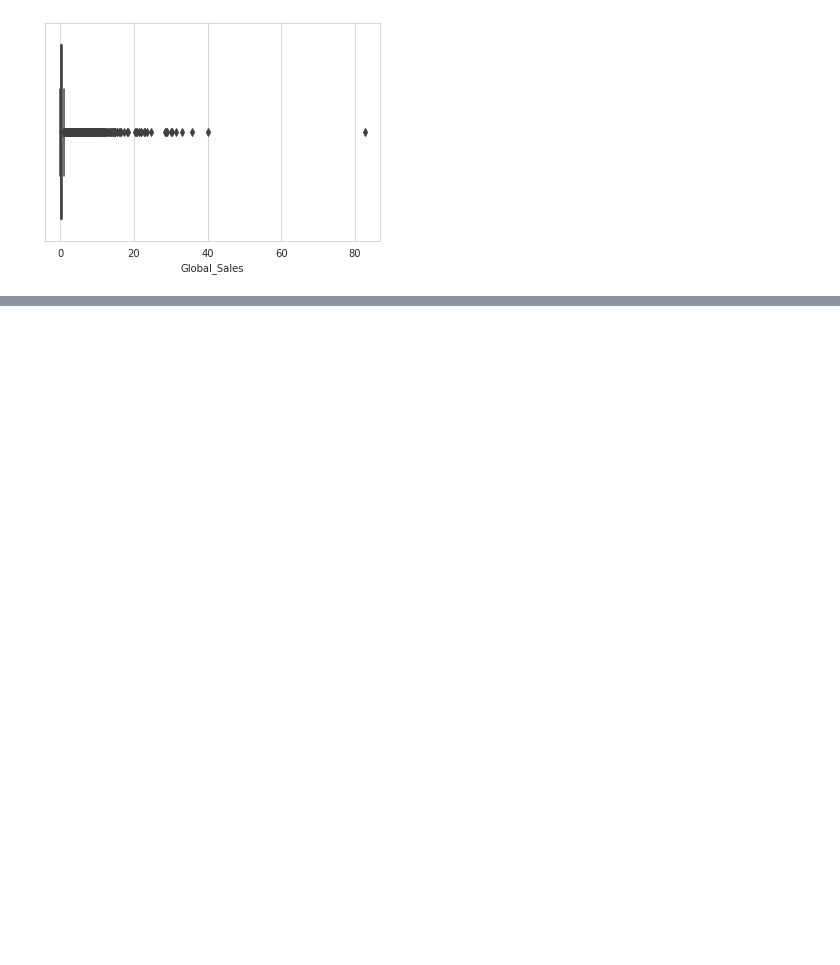
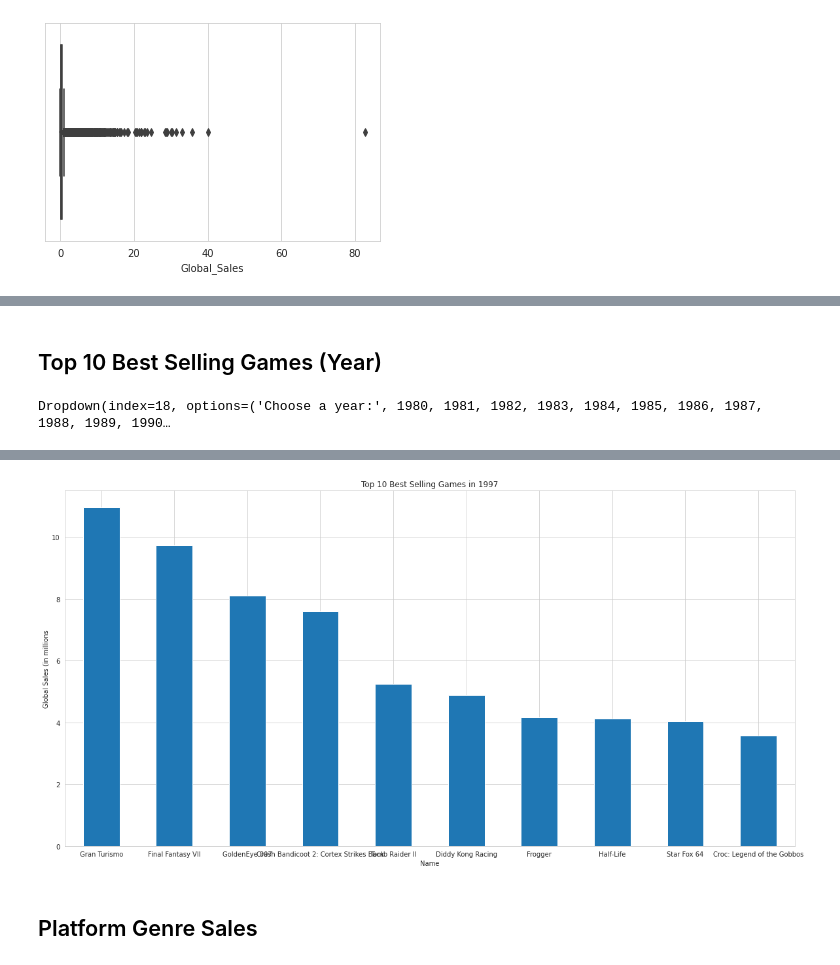
Before and after one commit to DanielPitfield/Python_Data_Science, a Jupyter notebook: Video_Games_Sales.ipynb, the cells around one changed output, grey strips where cells are left out. Drawn from its saved outputs; the diff is of its cells as text; code cells hidden in the pictures; blank space fills up the shorter version.

```diff
--- a/Video_Games_Sales.ipynb
+++ b/Video_Games_Sales.ipynb
@@ -65,0 +206,44 @@ Proportion of sales in geographic areas (e.g Nintendo games have larger proprtio
+# %% [markdown]
+## Top 10 Best Selling Games (Year)
+# %%
+Years = ["Choose a year:"]
+for x in range (1980, 2021): # Change to use minimum and maximum values of dataset not hardcoded values
+  Years.append(x)
+
+year_picker = widgets.Dropdown(
+    options = Years,
+    value = "Choose a year:",
+    disabled = False,
+)
+
+def on_change_year(change):
+    if change['type'] == 'change' and change['name'] == 'value':
+        val = change['new']
+
+        if val != 'Choose a year:':
+          num_rows = 0
+          clear_output(wait=True)
+          display(year_picker)
+
+          sales_filter_year = sales[sales['Year'] == val].nlargest(10, 'Global_Sales')
+          num_rows = sales_filter_year.shape[0] # Number of rows in filtered dataset
+
+          if num_rows > 0: # At least one row for that year
+            display(sales_filter_year)
+
+            bar_title = "Top 10 Best Selling Games in " + str(val)
+            x_width = num_rows * 2 # Chnage graph width based on number of rows (0-10 rows possible)
+
+            ax = sales_filter_year.plot(x='Name', y='Global_Sales', kind='bar', title = bar_title, legend=False, figsize=(x_width, 10))
+
+            ax.set_xlabel('Name')
+            ax.tick_params(axis='x', labelrotation=0) # Horizontal bar labels for x axis
+            ax.set_ylabel('Global Sales (in millions')
+            ax.plot()
+          else:
+            print("No games for that year")
+
+year_picker.observe(on_change_year)
+display(year_picker)
+# %% [output]
+Dropdown(index=18, options=('Choose a year:', 1980, 1981, 1982, 1983, 1984, 1985, 1986, 1987, 1988, 1989, 1990…
@@ -65,0 +261,3 @@ Proportion of sales in geographic areas (e.g Nintendo games have larger proprtio
+[figure, added]
+# %% [markdown]
+## Platform Genre Sales
```
Also changed, not shown: parts of 16 cells of this notebook.
